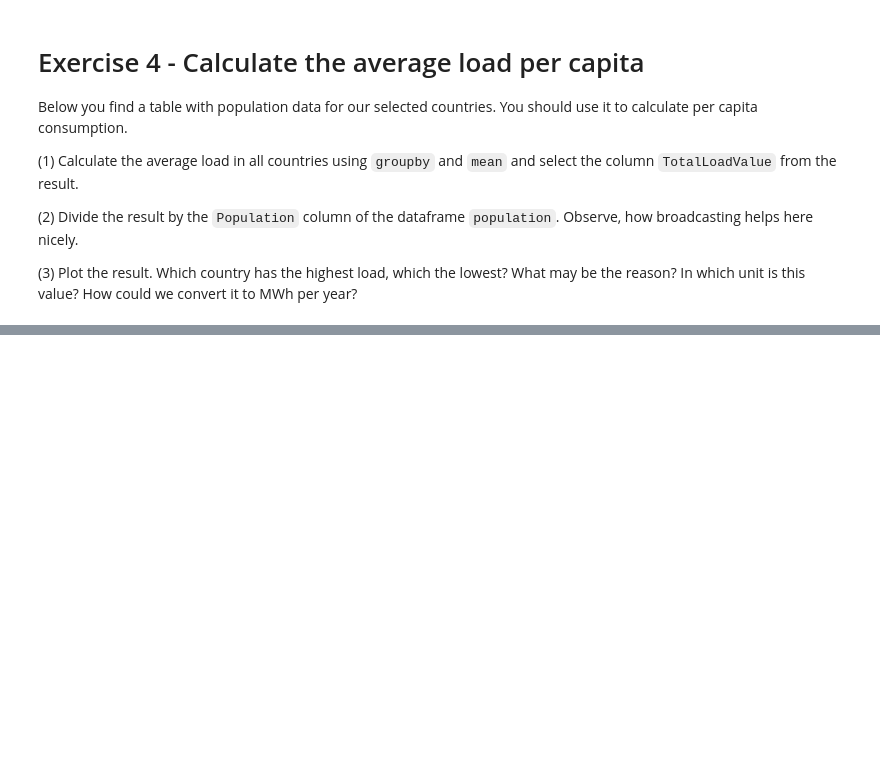
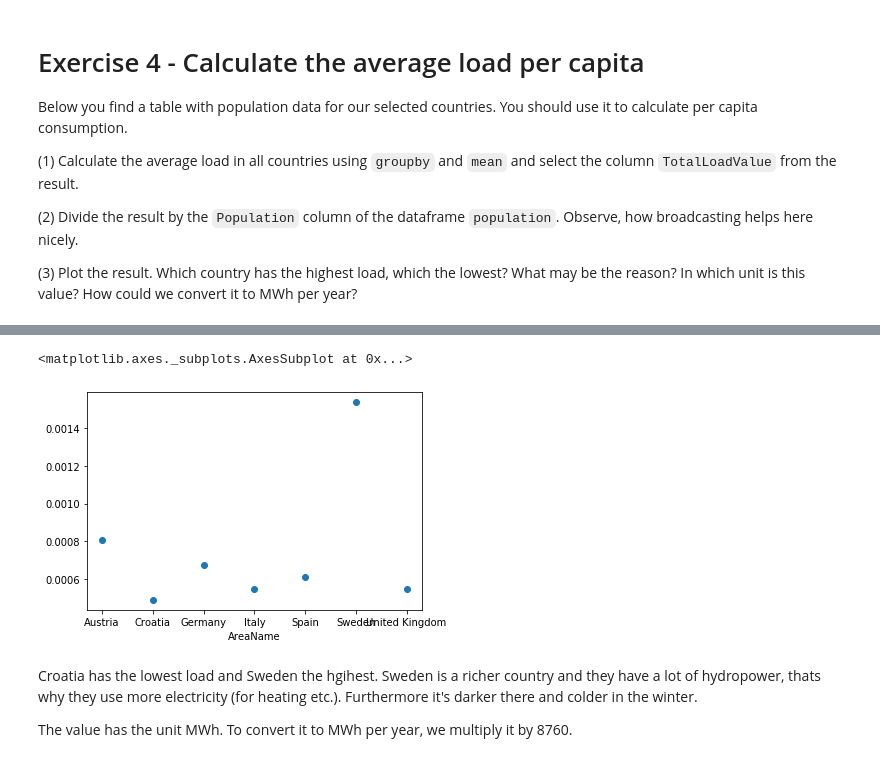
Before and after one commit to adob360/homework-scientific-computing, a Jupyter notebook: homework06-pandas/homework06.ipynb, the cells around one changed output, grey strips where cells are left out. Cells and saved outputs as stored; diff of their text form; code cells hidden in the pictures; blank space fills up the shorter version.

```diff
--- a/homework06-pandas/homework06.ipynb
+++ b/homework06-pandas/homework06.ipynb
@@ -9,7 +9,7 @@ from pathlib import Path
 from sklearn import datasets, linear_model
 from sklearn.metrics import mean_squared_error, r2_score
 
-DOWNLOAD_DIR = 'C:/Users/Marlene/lecture-scientific-computing/entsoe-data'
+DOWNLOAD_DIR = 'C:\programming\entsoe-data'
 # %% [markdown]
 This will import the data, you have to run it to be able to solve the homework.
 # %%
@@ -229,0 +217,13 @@ population
+# %%
+average_tlv = power_demand_selected.groupby(["AreaName"]).mean()["TotalLoadValue"]
+# %%
+result = average_tlv/population['Population']
+# %%
+result.plot(style ='o')
+# %% [output]
+<matplotlib.axes._subplots.AxesSubplot at 0x...>
+[figure, added]
+# %% [markdown]
+Croatia has the lowest load and Sweden the hgihest. Sweden is a richer country and they have a lot of hydropower, thats why they use more electricity (for heating etc.). Furthermore it's darker there and colder in the winter.
+
+The value has the unit MWh. To convert it to MWh per year, we multiply it by 8760.
```
Also changed, not shown: parts of 2 cells of this notebook.
